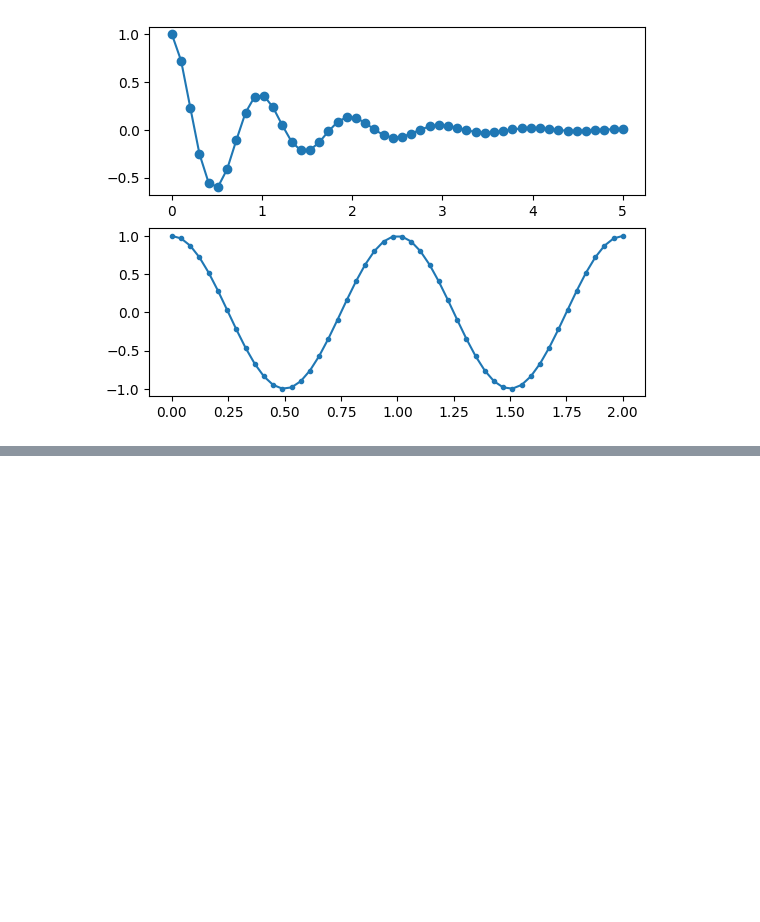
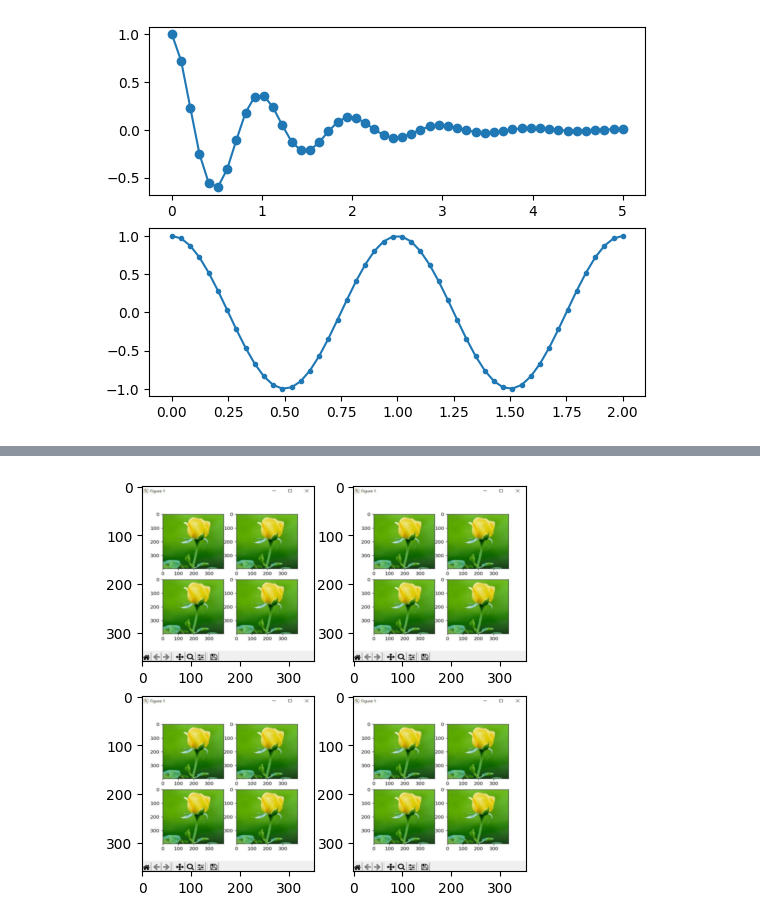
Before and after one commit to nganvtt74/sgu25_data_analytics, a Jupyter notebook: exercises/lab2/slide_Python-Numpy-Matplotlib-Pandas_code.ipynb, the cells around one changed output, grey strips where cells are left out. Cells and saved outputs as stored; diff of their text form; code cells hidden in the pictures; blank space fills up the shorter version.

```diff
--- a/exercises/lab2/slide_Python-Numpy-Matplotlib-Pandas_code.ipynb
+++ b/exercises/lab2/slide_Python-Numpy-Matplotlib-Pandas_code.ipynb
@@ -1489,0 +1490,16 @@ FileNotFoundError: [Errno 2] No such file or directory: 'hoahong.jpg'
+# %%
+# Lưu biểu đồ ra file
+import matplotlib.pyplot as plt
+import matplotlib.image as mpimg
+
+image = mpimg.imread("hoahong.png")
+fig, axs = plt.subplots(2, 2, figsize=(5, 5))
+axs[0, 0].imshow(image)
+axs[1, 0].imshow(image)
+axs[0, 1].imshow(image)
+axs[1, 1].imshow(image)
+
+plt.savefig('1.png')
+plt.savefig('1.pdf')
+# %% [output]
+[figure, added]
```
Also changed, not shown: parts of 1 cell of this notebook.
